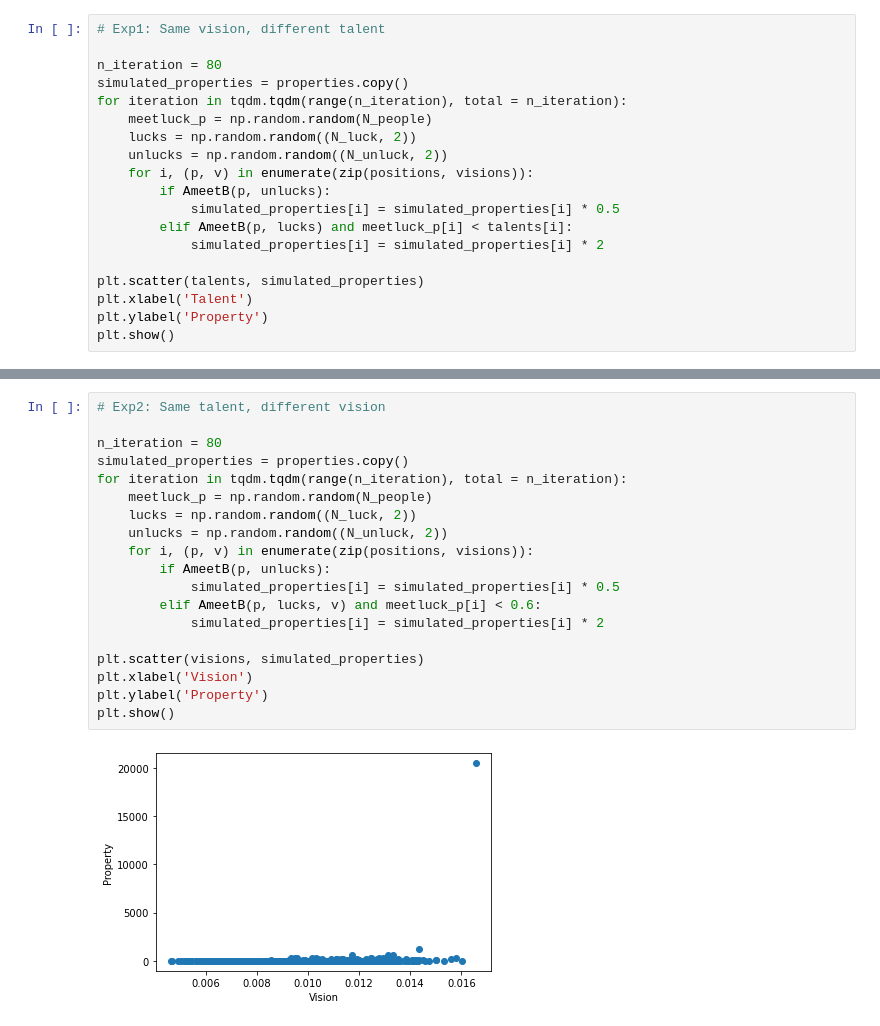
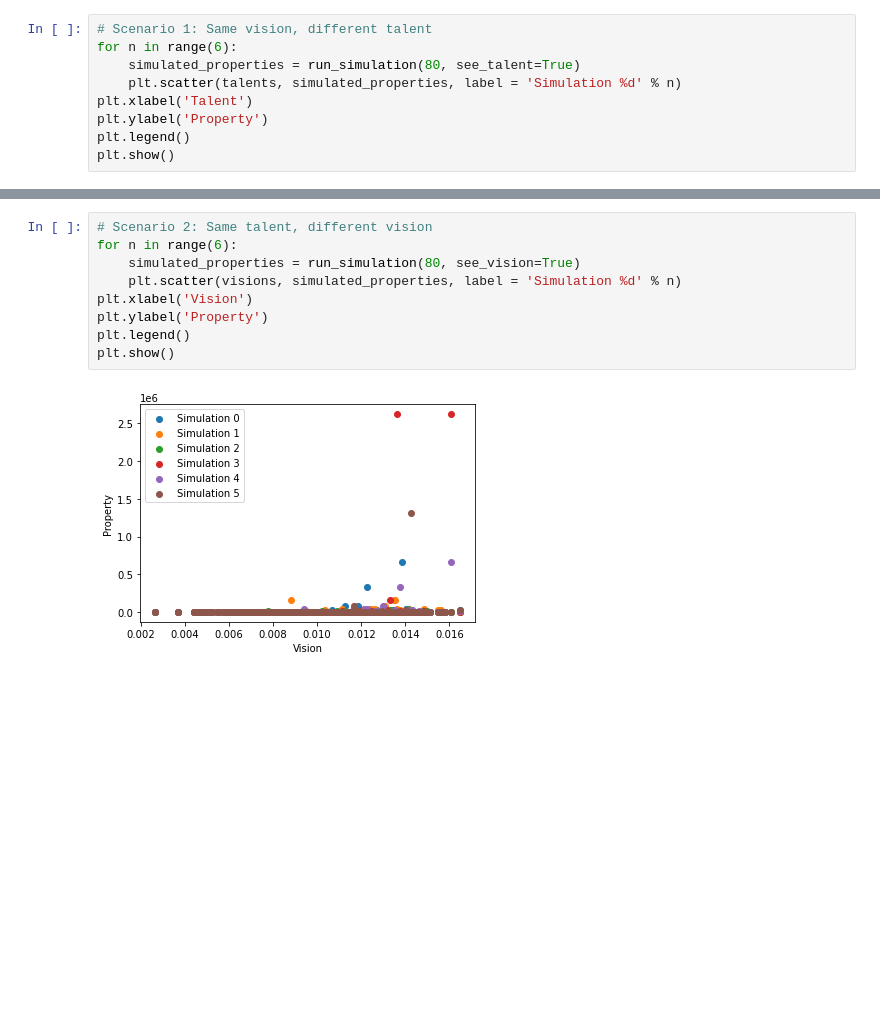
Before and after one commit to shuan4638/Luck-talent-or-vision, a Jupyter notebook: experiments.ipynb, the cells around one changed output, grey strips where cells are left out. Saved outputs shown, nothing was run; the diff lists cells and outputs as text; blank space fills up the shorter version.

Commit message:
run 6 simulations for each scenario

```diff
--- a/experiments.ipynb
+++ b/experiments.ipynb
@@ -42,20 +78,10 @@ def AmeetB(A, B, vision=resolution):
 # %%
-# Exp1: Same vision, different talent
-
-n_iteration = 80
-simulated_properties = properties.copy()
-for iteration in tqdm.tqdm(range(n_iteration), total = n_iteration):
-    meetluck_p = np.random.random(N_people)
-    lucks = np.random.random((N_luck, 2))
-    unlucks = np.random.random((N_unluck, 2))
-    for i, (p, v) in enumerate(zip(positions, visions)):
-        if AmeetB(p, unlucks):
-            simulated_properties[i] = simulated_properties[i] * 0.5
-        elif AmeetB(p, lucks) and meetluck_p[i] < talents[i]:
-            simulated_properties[i] = simulated_properties[i] * 2
-
-plt.scatter(talents, simulated_properties)
+# Scenario 1: Same vision, different talent
+for n in range(6):
+    simulated_properties = run_simulation(80, see_talent=True)
+    plt.scatter(talents, simulated_properties, label = 'Simulation %d' % n)
 plt.xlabel('Talent')
 plt.ylabel('Property')
+plt.legend()
 plt.show()
 # %% [output]
@@ -63,22 +89,12 @@ plt.show()
 # %%
-# Exp2: Same talent, different vision
-
-n_iteration = 80
-simulated_properties = properties.copy()
-for iteration in tqdm.tqdm(range(n_iteration), total = n_iteration):
-    meetluck_p = np.random.random(N_people)
-    lucks = np.random.random((N_luck, 2))
-    unlucks = np.random.random((N_unluck, 2))
-    for i, (p, v) in enumerate(zip(positions, visions)):
-        if AmeetB(p, unlucks):
-            simulated_properties[i] = simulated_properties[i] * 0.5
-        elif AmeetB(p, lucks, v) and meetluck_p[i] < 0.6:
-            simulated_properties[i] = simulated_properties[i] * 2
-
-plt.scatter(visions, simulated_properties)
+# Scenario 2: Same talent, different vision
+for n in range(6):
+    simulated_properties = run_simulation(80, see_vision=True)
+    plt.scatter(visions, simulated_properties, label = 'Simulation %d' % n)
 plt.xlabel('Vision')
 plt.ylabel('Property')
+plt.legend()
 plt.show()
 # %% [output]
-[figure, old version]
+[figure, new version]
 # %%
```
Also changed, not shown: parts of 11 cells of this notebook, 1 other file.
